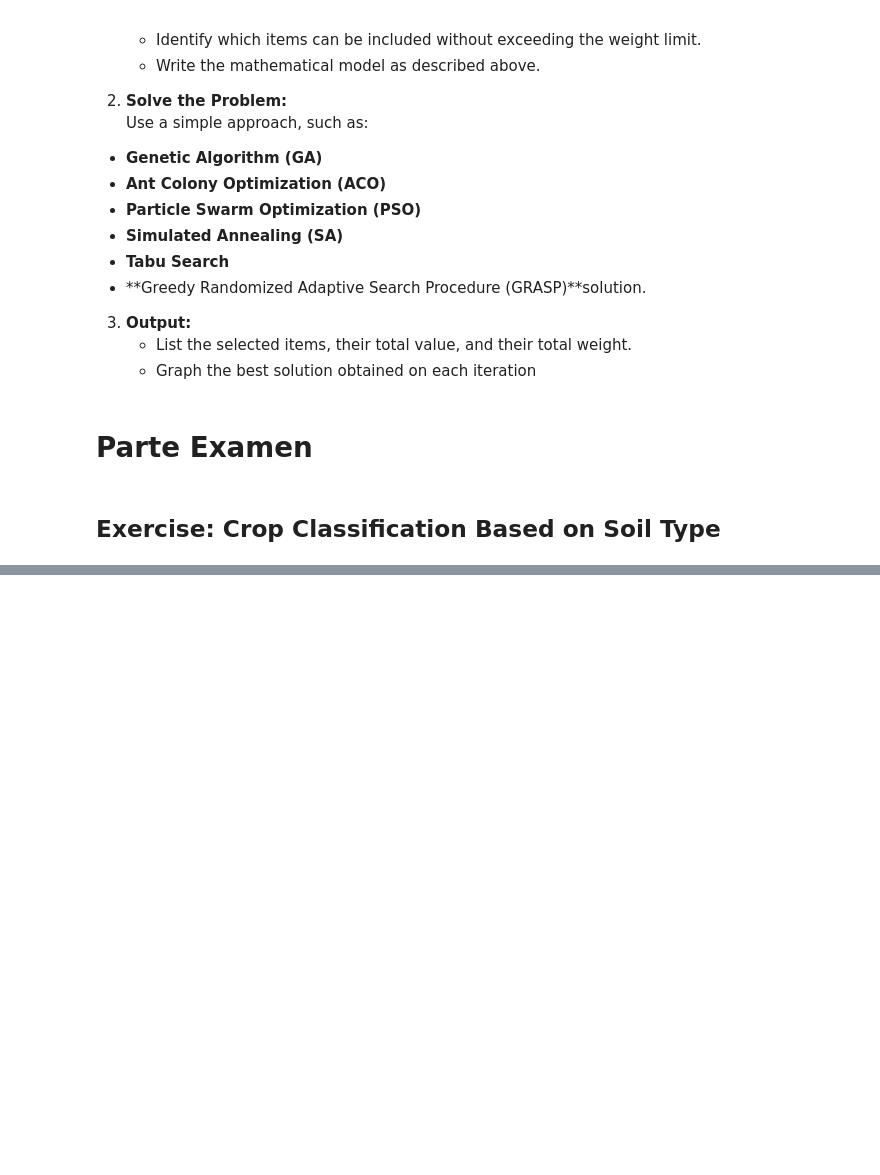
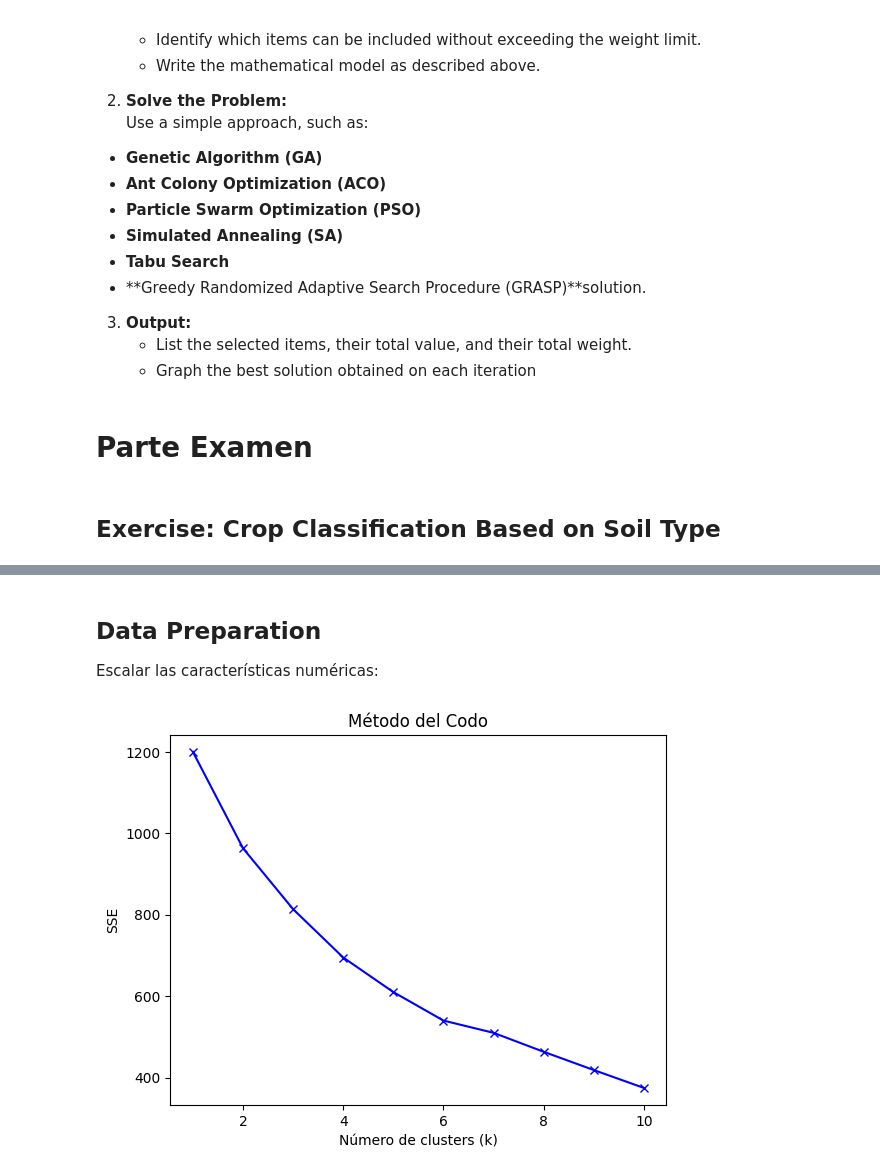
Before and after one commit to LDorantes/UCQ, a Jupyter notebook: School_Projects/term7/Vanguardia/Problems_AI.ipynb, the cells around one changed output, grey strips where cells are left out. Saved outputs shown, nothing was run; the diff lists cells and outputs as text; code cells hidden in the pictures; blank space fills up the shorter version.

```diff
--- a/School_Projects/term7/Vanguardia/Problems_AI.ipynb
+++ b/School_Projects/term7/Vanguardia/Problems_AI.ipynb
@@ -257,0 +391,32 @@ X_train, X_test, y_train, y_test = train_test_split(X, y, test_size=0.2, random_
+# %% [markdown]
+## Data Preparation
+Escalar las características numéricas:
+# %%
+from sklearn.preprocessing import StandardScaler
+
+# Inicializar el escalador
+scaler = StandardScaler()
+
+# Ajustar y transformar los datos
+df_scaled = scaler.fit_transform(df)
+# %%
+# determinamos el numero optimo de clusters
+from sklearn.cluster import KMeans
+import matplotlib.pyplot as plt
+
+# Método del codo (elbow method)
+sse = []
+k_range = range(1, 11)
+for k in k_range:
+    km = KMeans(n_clusters=k, random_state=42)
+    km.fit(df_scaled)
+    sse.append(km.inertia_)
+
+# Gráfico del método del codo
+plt.plot(k_range, sse, 'bx-')
+plt.xlabel('Número de clusters (k)')
+plt.ylabel('SSE')
+plt.title('Método del Codo')
+plt.show()
+# %% [output]
+[figure, added]
```
Also changed, not shown: parts of 9 cells of this notebook.
